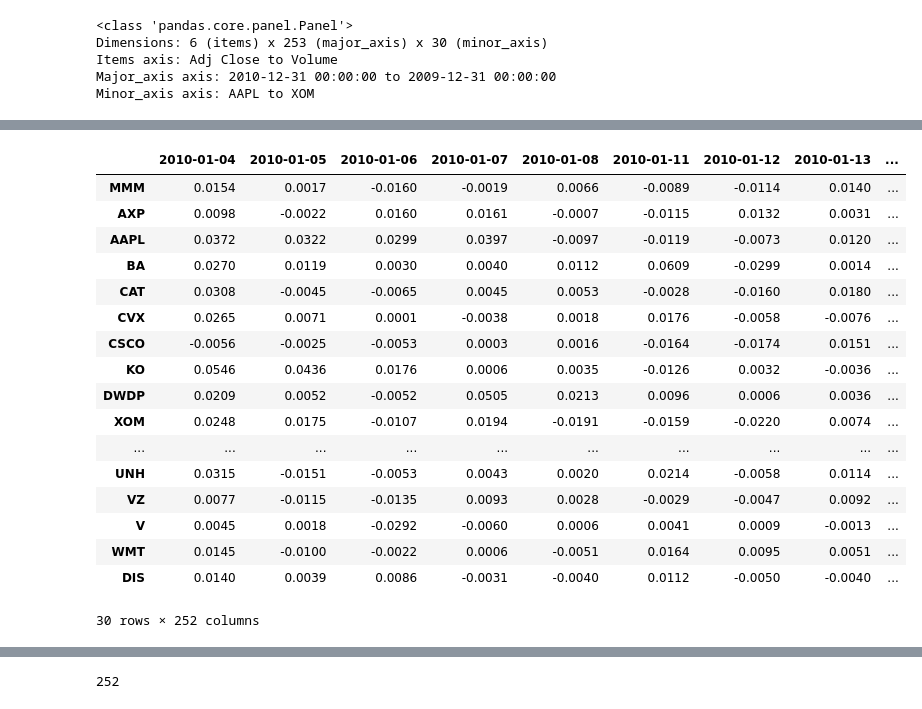
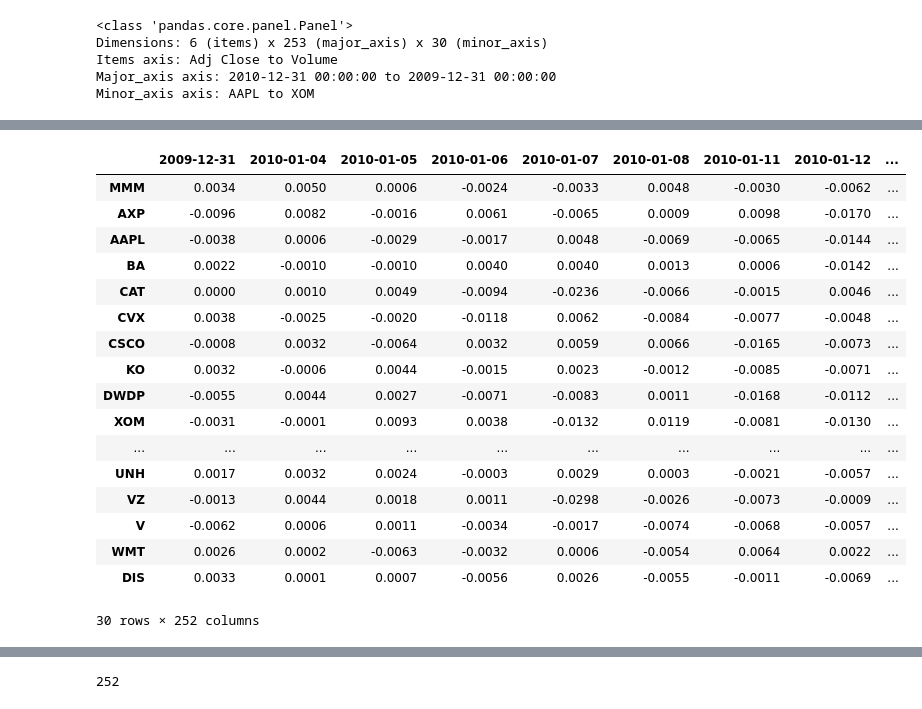
Before and after one commit to mistakemisure/tmp, a Jupyter notebook: ne_kalyagin_lab.ipynb, the cells around one changed output, grey strips where cells are left out. Cells and saved outputs as stored; diff of their text form; code cells hidden in the pictures.

```diff
--- a/ne_kalyagin_lab.ipynb
+++ b/ne_kalyagin_lab.ipynb
@@ -61,26 +61,26 @@ panel_data[:,:,0] # item date company
 # %%
 logProf = [[round(math.log(panel_data[0,i,j] / panel_data[0,i-1,j]), 4) for i in range(1,len(panel_data[0,:,j]))] for j in range(len(tickers))]
 # %%
-logProfDF = pd.DataFrame(data=logProf, index= tickers, columns= [(panel_data.axes[1][i].to_datetime().date()) for i in range(1,len(panel_data.axes[1]))])
+logProfDF = pd.DataFrame(data=logProf, index= tickers, columns= [(panel_data.axes[1][i].to_datetime().date()) for i in reversed(range(1,len(panel_data.axes[1])))])
 logProfDF
 # %% [output]
-|  | 2010-01-04 | 2010-01-05 | 2010-01-06 | 2010-01-07 | 2010-01-08 | 2010-01-11 | 2010-01-12 | 2010-01-13 | ... |
-| MMM | 0.0154 | 0.0017 | -0.0160 | -0.0019 | 0.0066 | -0.0089 | -0.0114 | 0.0140 | ... |
-| AXP | 0.0098 | -0.0022 | 0.0160 | 0.0161 | -0.0007 | -0.0115 | 0.0132 | 0.0031 | ... |
-| AAPL | 0.0372 | 0.0322 | 0.0299 | 0.0397 | -0.0097 | -0.0119 | -0.0073 | 0.0120 | ... |
-| BA | 0.0270 | 0.0119 | 0.0030 | 0.0040 | 0.0112 | 0.0609 | -0.0299 | 0.0014 | ... |
-| CAT | 0.0308 | -0.0045 | -0.0065 | 0.0045 | 0.0053 | -0.0028 | -0.0160 | 0.0180 | ... |
-| CVX | 0.0265 | 0.0071 | 0.0001 | -0.0038 | 0.0018 | 0.0176 | -0.0058 | -0.0076 | ... |
-| CSCO | -0.0056 | -0.0025 | -0.0053 | 0.0003 | 0.0016 | -0.0164 | -0.0174 | 0.0151 | ... |
-| KO | 0.0546 | 0.0436 | 0.0176 | 0.0006 | 0.0035 | -0.0126 | 0.0032 | -0.0036 | ... |
-| DWDP | 0.0209 | 0.0052 | -0.0052 | 0.0505 | 0.0213 | 0.0096 | 0.0006 | 0.0036 | ... |
-| XOM | 0.0248 | 0.0175 | -0.0107 | 0.0194 | -0.0191 | -0.0159 | -0.0220 | 0.0074 | ... |
+|  | 2009-12-31 | 2010-01-04 | 2010-01-05 | 2010-01-06 | 2010-01-07 | 2010-01-08 | 2010-01-11 | 2010-01-12 | ... |
+| MMM | 0.0034 | 0.0050 | 0.0006 | -0.0024 | -0.0033 | 0.0048 | -0.0030 | -0.0062 | ... |
+| AXP | -0.0096 | 0.0082 | -0.0016 | 0.0061 | -0.0065 | 0.0009 | 0.0098 | -0.0170 | ... |
+| AAPL | -0.0038 | 0.0006 | -0.0029 | -0.0017 | 0.0048 | -0.0069 | -0.0065 | -0.0144 | ... |
+| BA | 0.0022 | -0.0010 | -0.0010 | 0.0040 | 0.0040 | 0.0013 | 0.0006 | -0.0142 | ... |
+| CAT | 0.0000 | 0.0010 | 0.0049 | -0.0094 | -0.0236 | -0.0066 | -0.0015 | 0.0046 | ... |
+| CVX | 0.0038 | -0.0025 | -0.0020 | -0.0118 | 0.0062 | -0.0084 | -0.0077 | -0.0048 | ... |
+| CSCO | -0.0008 | 0.0032 | -0.0064 | 0.0032 | 0.0059 | 0.0066 | -0.0165 | -0.0073 | ... |
+| KO | 0.0032 | -0.0006 | 0.0044 | -0.0015 | 0.0023 | -0.0012 | -0.0085 | -0.0071 | ... |
+| DWDP | -0.0055 | 0.0044 | 0.0027 | -0.0071 | -0.0083 | 0.0011 | -0.0168 | -0.0112 | ... |
+| XOM | -0.0031 | -0.0001 | 0.0093 | 0.0038 | -0.0132 | 0.0119 | -0.0081 | -0.0130 | ... |
 | ... | ... | ... | ... | ... | ... | ... | ... | ... | ... |
-| UNH | 0.0315 | -0.0151 | -0.0053 | 0.0043 | 0.0020 | 0.0214 | -0.0058 | 0.0114 | ... |
-| VZ | 0.0077 | -0.0115 | -0.0135 | 0.0093 | 0.0028 | -0.0029 | -0.0047 | 0.0092 | ... |
-| V | 0.0045 | 0.0018 | -0.0292 | -0.0060 | 0.0006 | 0.0041 | 0.0009 | -0.0013 | ... |
-| WMT | 0.0145 | -0.0100 | -0.0022 | 0.0006 | -0.0051 | 0.0164 | 0.0095 | 0.0051 | ... |
-| DIS | 0.0140 | 0.0039 | 0.0086 | -0.0031 | -0.0040 | 0.0112 | -0.0050 | -0.0040 | ... |
+| UNH | 0.0017 | 0.0032 | 0.0024 | -0.0003 | 0.0029 | 0.0003 | -0.0021 | -0.0057 | ... |
+| VZ | -0.0013 | 0.0044 | 0.0018 | 0.0011 | -0.0298 | -0.0026 | -0.0073 | -0.0009 | ... |
+| V | -0.0062 | 0.0006 | 0.0011 | -0.0034 | -0.0017 | -0.0074 | -0.0068 | -0.0057 | ... |
+| WMT | 0.0026 | 0.0002 | -0.0063 | -0.0032 | 0.0006 | -0.0054 | 0.0064 | 0.0022 | ... |
+| DIS | 0.0033 | 0.0001 | 0.0007 | -0.0056 | 0.0026 | -0.0055 | -0.0011 | -0.0069 | ... |
 30 rows × 252 columns
 # %%
 sales = [[round(panel_data[1,i,j]/1000000, 4) for i in range(1,len(panel_data[0,:,j]))] for j in range(len(tickers))]
```
Also changed, not shown: parts of 16 cells of this notebook.
